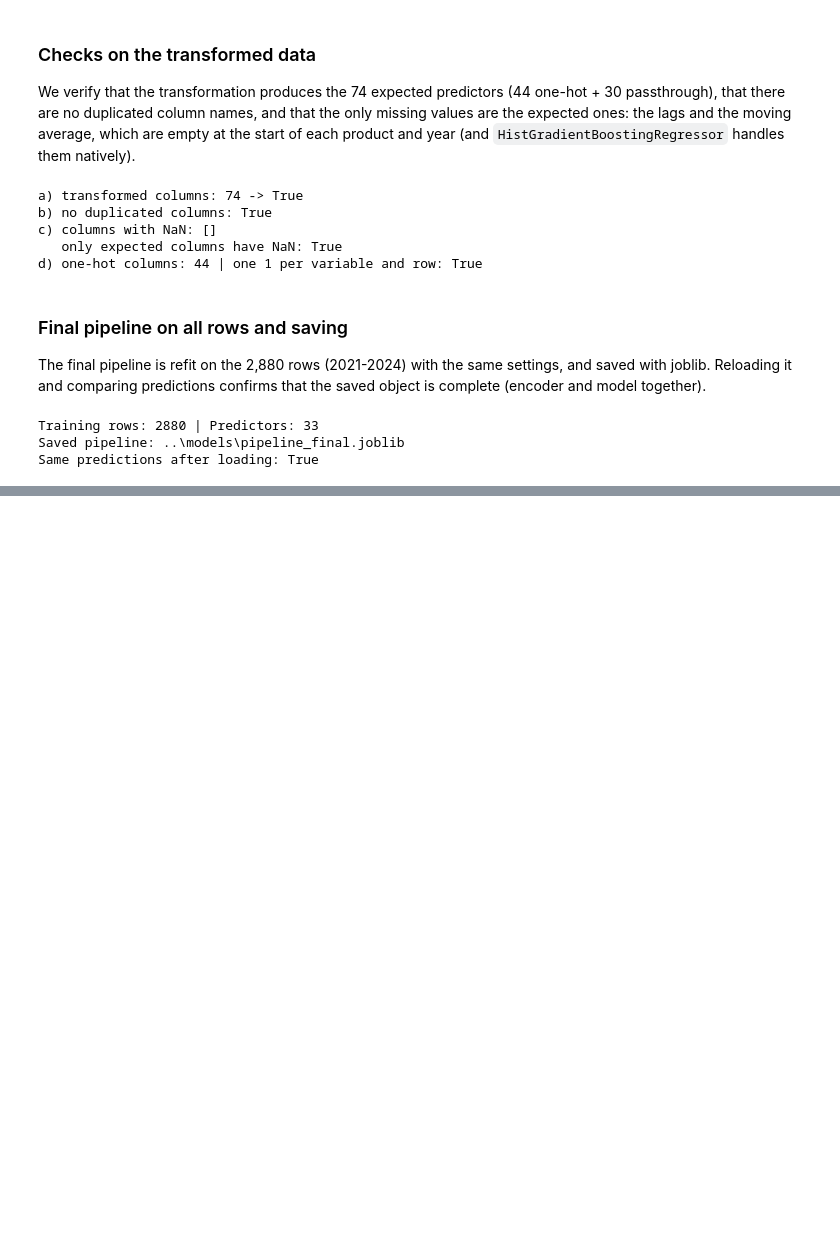
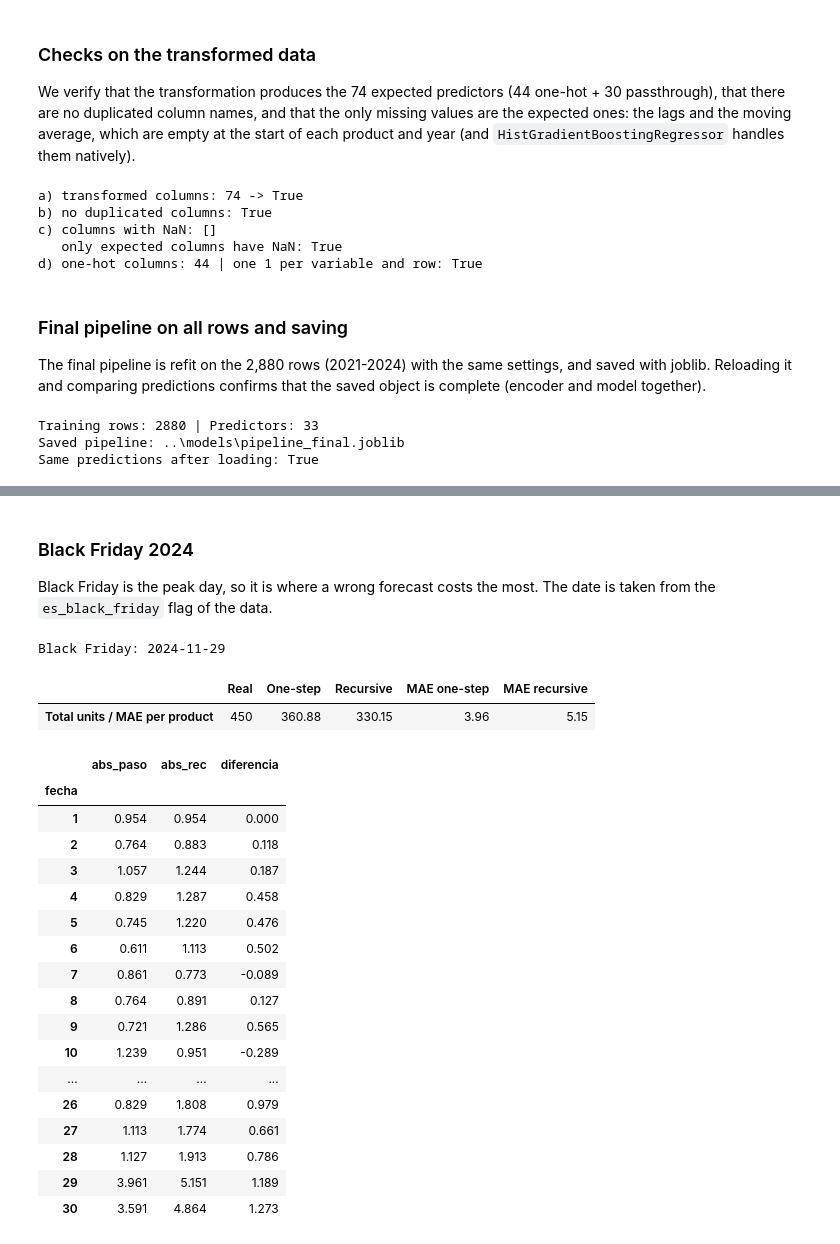
Before and after one commit to madatascienceml/black-friday-sales-forecasting, a Jupyter notebook: notebooks/modelado_pipeline.ipynb, the cells around one changed output, grey strips where cells are left out. Saved outputs shown, nothing was run; the diff lists cells and outputs as text; code cells hidden in the pictures; blank space fills up the shorter version.

```diff
--- a/notebooks/modelado_pipeline.ipynb
+++ b/notebooks/modelado_pipeline.ipynb
@@ -198,0 +271,42 @@ Same predictions after loading: True
+# %% [markdown]
+### Black Friday 2024
+Black Friday is the peak day, so it is where a wrong forecast costs the most. The date is taken from the `es_black_friday` flag of the data.
+# %%
+# Compare real units, one-step and recursive forecast on Black Friday 2024 (per product and total)
+bf = comp[comp["fecha"] == bf_fecha]
+print("Black Friday:", bf_fecha.date())
+resumen_bf = pd.DataFrame({
+    "Real": [bf[target].sum()],
+    "One-step": [bf["pred_un_paso"].sum()],
+    "Recursive": [bf["pred_recursiva"].sum()],
+    "MAE one-step": [bf["abs_paso"].mean()],
+    "MAE recursive": [bf["abs_rec"].mean()],
+}, index=["Total units / MAE per product"]).round(2)
+resumen_bf
+# %% [output]
+Black Friday: 2024-11-29
+|  | Real | One-step | Recursive | MAE one-step | MAE recursive |
+| Total units / MAE per product | 450 | 360.88 | 330.15 | 3.96 | 5.15 |
+# %%
+# Show the days where the recursive MAE starts to separate from the one-step MAE
+mae_dia["diferencia"] = mae_dia["abs_rec"] - mae_dia["abs_paso"]
+mae_dia.round(3)
+# %% [output]
+|  | abs_paso | abs_rec | diferencia |
+| fecha |  |  |  |
+| 1 | 0.954 | 0.954 | 0.000 |
+| 2 | 0.764 | 0.883 | 0.118 |
+| 3 | 1.057 | 1.244 | 0.187 |
+| 4 | 0.829 | 1.287 | 0.458 |
+| 5 | 0.745 | 1.220 | 0.476 |
+| 6 | 0.611 | 1.113 | 0.502 |
+| 7 | 0.861 | 0.773 | -0.089 |
+| 8 | 0.764 | 0.891 | 0.127 |
+| 9 | 0.721 | 1.286 | 0.565 |
+| 10 | 1.239 | 0.951 | -0.289 |
+| ... | ... | ... | ... |
+| 26 | 0.829 | 1.808 | 0.979 |
+| 27 | 1.113 | 1.774 | 0.661 |
+| 28 | 1.127 | 1.913 | 0.786 |
+| 29 | 3.961 | 5.151 | 1.189 |
+| 30 | 3.591 | 4.864 | 1.273 |
```
Also changed, not shown: parts of 8 cells of this notebook, 4 other files.
